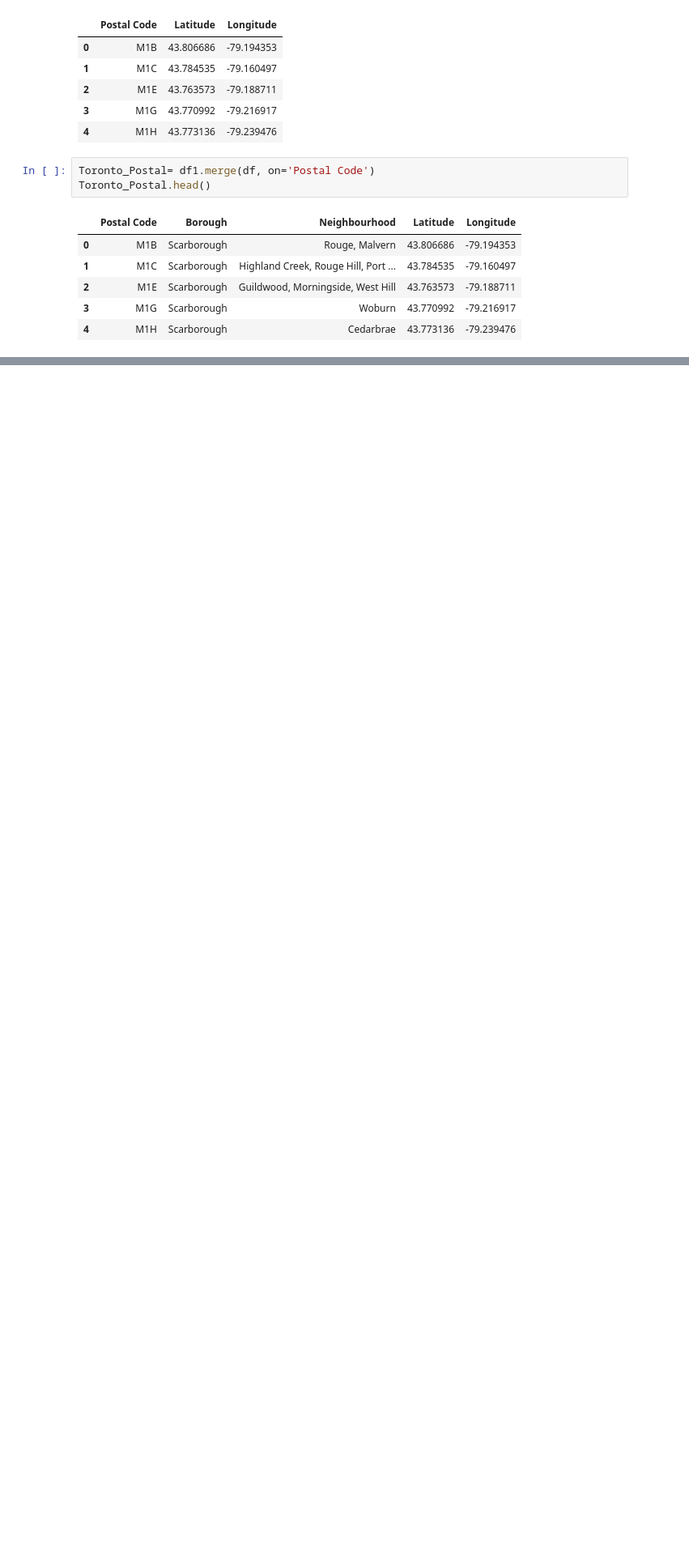
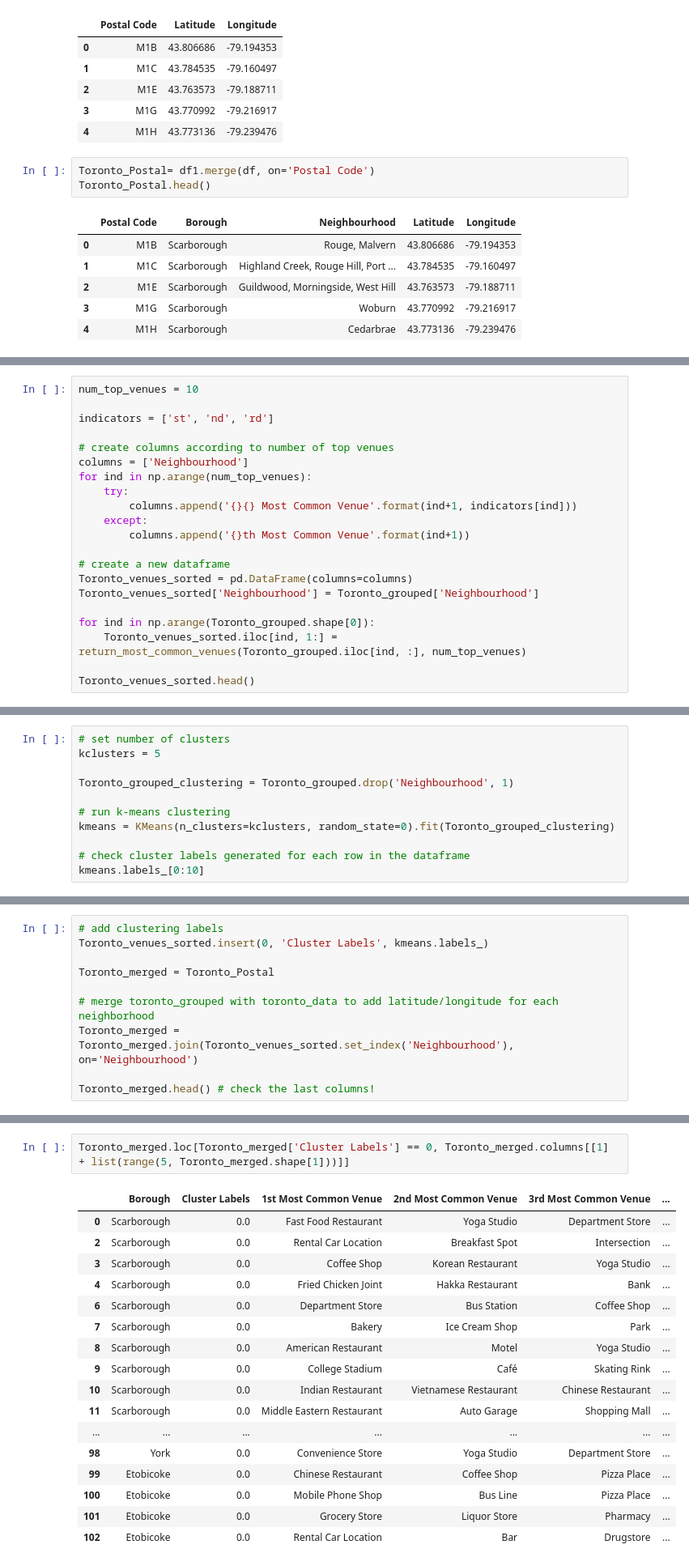
Before and after one commit to JJ-Data/Coursera_Capstone, a Jupyter notebook: Segmentation Project 02.ipynb, the cells around one changed output, grey strips where cells are left out. Shown: that part at 81% size. Saved outputs shown, nothing was run; the diff lists cells and outputs as text; blank space fills up the shorter version.

Commit message:
Final submission Segmentation and Clustering

```diff
--- a/Segmentation Project 02.ipynb
+++ b/Segmentation Project 02.ipynb
@@ -70,0 +347,21 @@ Toronto_Postal.head()
+# %%
+num_top_venues = 10
+
+indicators = ['st', 'nd', 'rd']
+
+# create columns according to number of top venues
+columns = ['Neighbourhood']
+for ind in np.arange(num_top_venues):
+    try:
+        columns.append('{}{} Most Common Venue'.format(ind+1, indicators[ind]))
+    except:
+        columns.append('{}th Most Common Venue'.format(ind+1))
+
+# create a new dataframe
+Toronto_venues_sorted = pd.DataFrame(columns=columns)
+Toronto_venues_sorted['Neighbourhood'] = Toronto_grouped['Neighbourhood']
+
+for ind in np.arange(Toronto_grouped.shape[0]):
+    Toronto_venues_sorted.iloc[ind, 1:] = return_most_common_venues(Toronto_grouped.iloc[ind, :], num_top_venues)
+
+Toronto_venues_sorted.head()
@@ -70,0 +377,11 @@ Toronto_Postal.head()
+# %%
+# set number of clusters
+kclusters = 5
+
+Toronto_grouped_clustering = Toronto_grouped.drop('Neighbourhood', 1)
+
+# run k-means clustering
+kmeans = KMeans(n_clusters=kclusters, random_state=0).fit(Toronto_grouped_clustering)
+
+# check cluster labels generated for each row in the dataframe
+kmeans.labels_[0:10]
@@ -70,0 +390,10 @@ Toronto_Postal.head()
+# %%
+# add clustering labels
+Toronto_venues_sorted.insert(0, 'Cluster Labels', kmeans.labels_)
+
+Toronto_merged = Toronto_Postal
+
+# merge toronto_grouped with toronto_data to add latitude/longitude for each neighborhood
+Toronto_merged = Toronto_merged.join(Toronto_venues_sorted.set_index('Neighbourhood'), on='Neighbourhood')
+
+Toronto_merged.head() # check the last columns!
@@ -70,0 +441,20 @@ Toronto_Postal.head()
+# %%
+Toronto_merged.loc[Toronto_merged['Cluster Labels'] == 0, Toronto_merged.columns[[1] + list(range(5, Toronto_merged.shape[1]))]]
+# %% [output]
+|  | Borough | Cluster Labels | 1st Most Common Venue | 2nd Most Common Venue | 3rd Most Common Venue | ... |
+| 0 | Scarborough | 0.0 | Fast Food Restaurant | Yoga Studio | Department Store | ... |
+| 2 | Scarborough | 0.0 | Rental Car Location | Breakfast Spot | Intersection | ... |
+| 3 | Scarborough | 0.0 | Coffee Shop | Korean Restaurant | Yoga Studio | ... |
+| 4 | Scarborough | 0.0 | Fried Chicken Joint | Hakka Restaurant | Bank | ... |
+| 6 | Scarborough | 0.0 | Department Store | Bus Station | Coffee Shop | ... |
+| 7 | Scarborough | 0.0 | Bakery | Ice Cream Shop | Park | ... |
+| 8 | Scarborough | 0.0 | American Restaurant | Motel | Yoga Studio | ... |
+| 9 | Scarborough | 0.0 | College Stadium | Café | Skating Rink | ... |
+| 10 | Scarborough | 0.0 | Indian Restaurant | Vietnamese Restaurant | Chinese Restaurant | ... |
+| 11 | Scarborough | 0.0 | Middle Eastern Restaurant | Auto Garage | Shopping Mall | ... |
+| ... | ... | ... | ... | ... | ... | ... |
+| 98 | York | 0.0 | Convenience Store | Yoga Studio | Department Store | ... |
+| 99 | Etobicoke | 0.0 | Chinese Restaurant | Coffee Shop | Pizza Place | ... |
+| 100 | Etobicoke | 0.0 | Mobile Phone Shop | Bus Line | Pizza Place | ... |
+| 101 | Etobicoke | 0.0 | Grocery Store | Liquor Store | Pharmacy | ... |
+| 102 | Etobicoke | 0.0 | Rental Car Location | Bar | Drugstore | ... |
```
Also changed, not shown: parts of 37 cells of this notebook.
